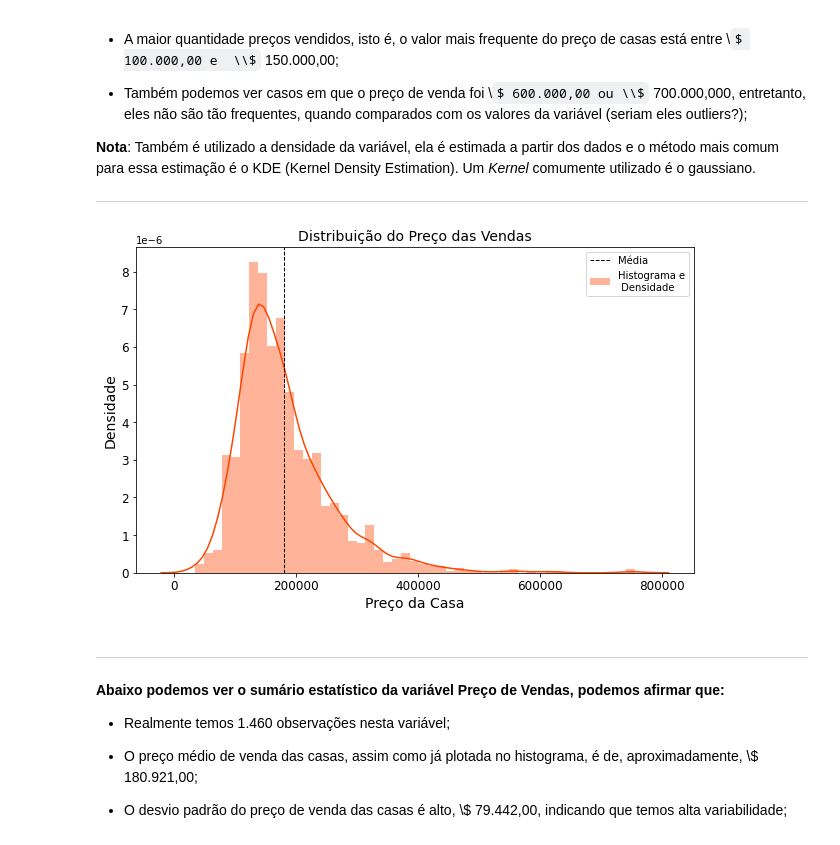
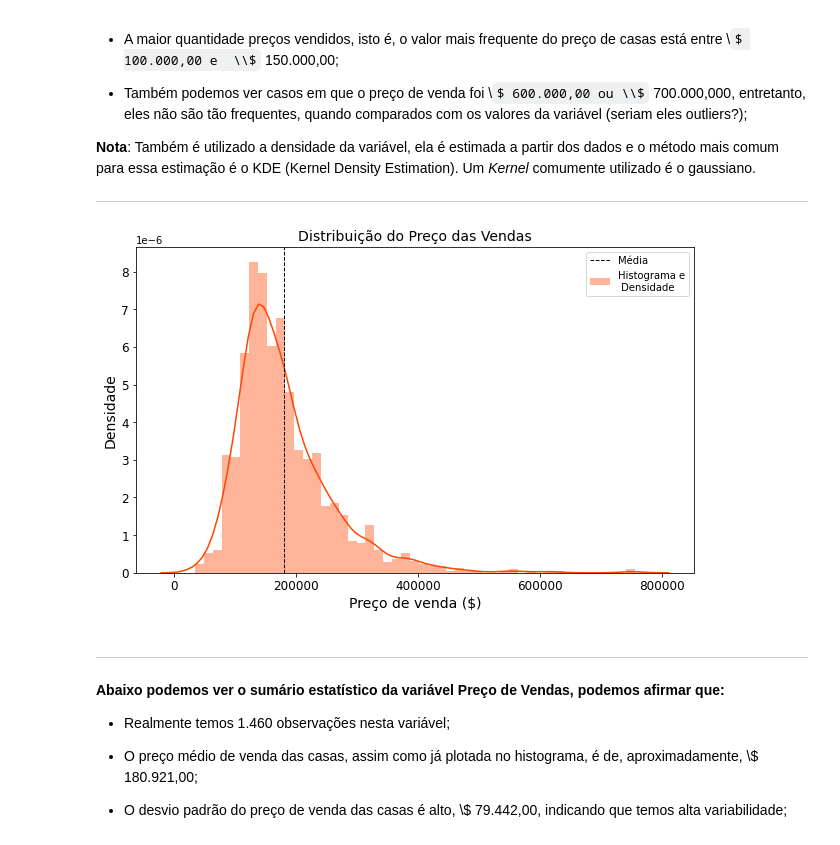
Before and after one commit to barbosarafael/Projetos, a Jupyter notebook: House Prices - Advanced Regression Techniques/notebook_house_prices.ipynb, the cells around one changed output. Saved outputs shown, nothing was run; the diff lists cells and outputs as text; code cells hidden in the pictures; some formulas as TeX source.

```diff
--- a/House Prices - Advanced Regression Techniques/notebook_house_prices.ipynb
+++ b/House Prices - Advanced Regression Techniques/notebook_house_prices.ipynb
@@ -135,19 +135,19 @@ Percebemos que a distribuição do Preço de Vendas possui concentração negati
 # %%
 media_sales_price = treino["SalePrice"].mean()
 var_sales_price = treino["SalePrice"].var()
 
 plt.figure(figsize = [10, 6])
 sns.distplot(treino["SalePrice"], color = "orangered", hist = True, label = "Histograma e\n Densidade")
 plt.axvline(media_sales_price, color = 'k', linestyle = 'dashed', linewidth = 1, label = "Média")
-plt.xlabel("Preço da Casa", fontsize = 14, color = "black")
+plt.xlabel("Preço de venda ($)", fontsize = 14, color = "black")
 plt.ylabel("Densidade", fontsize = 14, color = "black")
 plt.title("Distribuição do Preço das Vendas", fontsize = 14, color = "black")
 plt.tick_params(axis = "x", labelsize = 12, labelcolor = "black")
 plt.tick_params(axis = "y", labelsize = 12, labelcolor = "black")
 plt.legend()
 plt.show()
 # %% [output]
-[figure, old version]
+[figure, new version]
 # %% [markdown]
 ---
 
```
Also changed, not shown: parts of 5 cells of this notebook.
